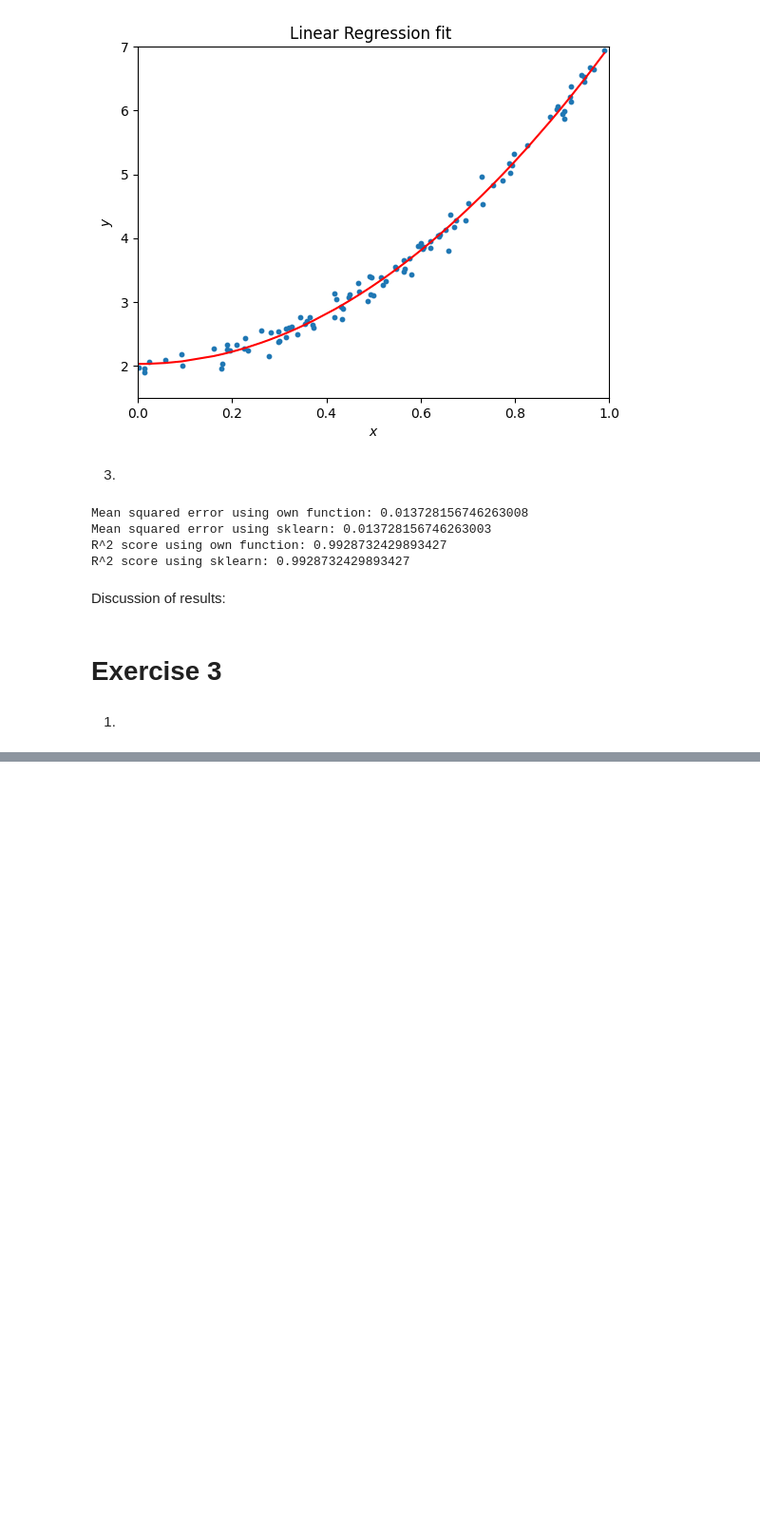
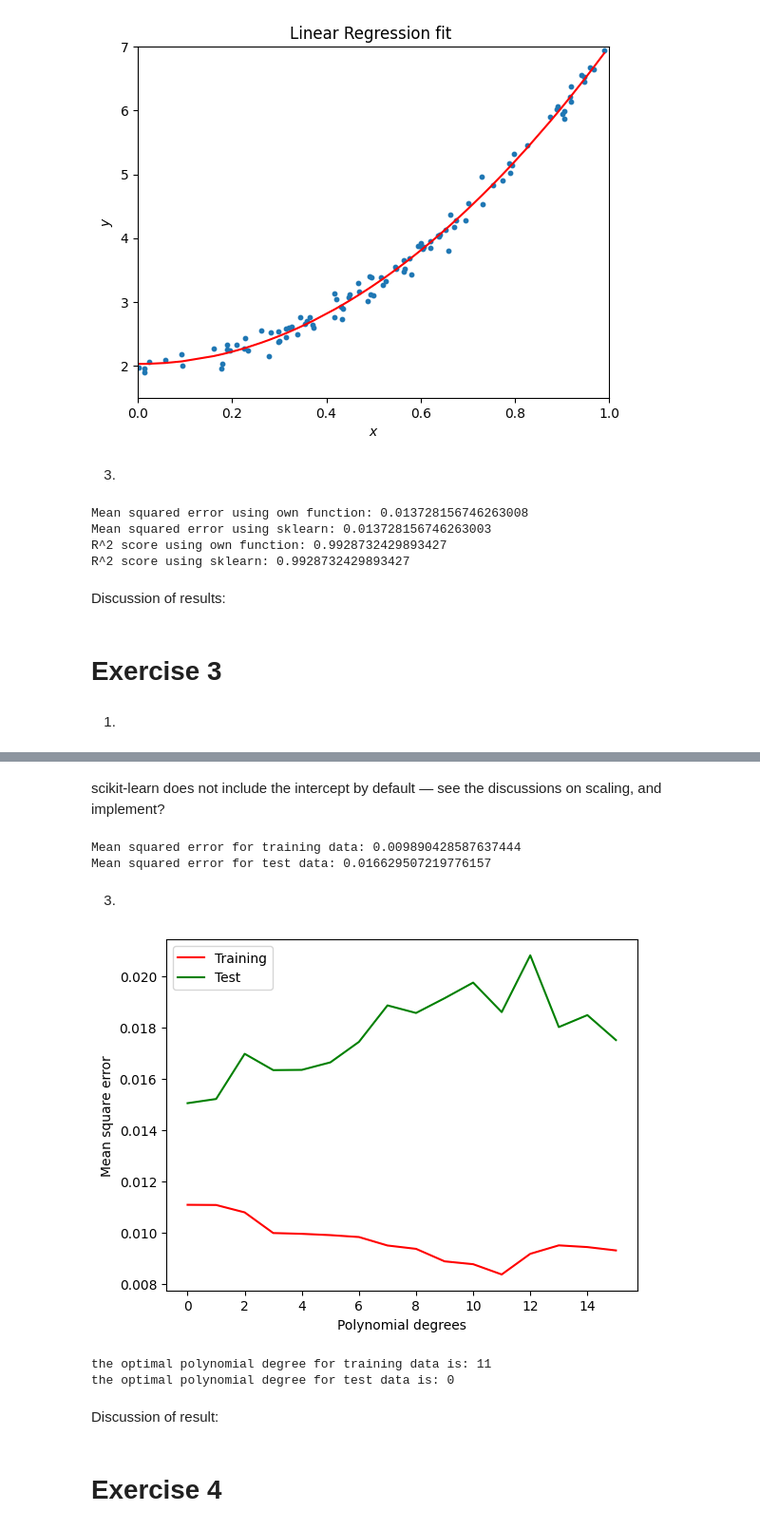
Before and after one commit to viktokr/FYS_STK4155-ukesoppgaver, a Jupyter notebook: VIK_ukesoppgaver35.ipynb, the cells around one changed output, grey strips where cells are left out. Shown at 95% size. Cells and saved outputs as stored; diff of their text form; code cells hidden in the pictures; blank space fills up the shorter version.

```diff
--- a/VIK_ukesoppgaver35.ipynb
+++ b/VIK_ukesoppgaver35.ipynb
@@ -168,0 +205,68 @@ y = np.exp(-x**2) + 1.5 * np.exp(-(x - 2)**2) + rng.normal(0, 0.1, x.shape)
+# %% [markdown]
+scikit-learn does not include the intercept by default — see the discussions on scaling, and implement?
+# %%
+from sklearn.metrics import mean_squared_error
+
+print("Mean squared error for training data:", mean_squared_error(y3_train, y_tilde_train))
+print("Mean squared error for test data:", mean_squared_error(y3_test, y_tilde_test))
+# %% [output]
+Mean squared error for training data: 0.009890428587637444
+Mean squared error for test data: 0.016629507219776157
+# %% [markdown]
+3.
+# %%
+import numpy as np
+from sklearn.linear_model import LinearRegression
+from sklearn.metrics import mean_squared_error
+
+def model_poly(x,y,degree):
+    n = len(x)
+    X = np.zeros((n,degree+1))
+
+    for j in range(degree+1):
+        X[:,j] = x.flatten()**j
+
+    X_train, X_test, y_train, y_test = train_test_split(X, y, test_size=0.33, random_state=42)
+
+    OLS = LinearRegression()
+    OLS.fit(X_train,y_train)
+
+    y_predict_train = OLS.predict(X_train)
+    y_predict_test = OLS.predict(X_test)
+
+    mse_train = mean_squared_error(y_train, y_predict_train)
+    mse_test = mean_squared_error(y_test, y_predict_test)
+
+    return mse_train, mse_test
+# %%
+import matplotlib.pyplot as plt
+
+degrees = np.arange(0,16)
+mse_train_array = np.zeros(len(degrees))
+mse_test_array = np.zeros(len(degrees))
+
+for i in degrees:
+    mse_train_array[i], mse_test_array[i] = model_poly(x3,y3,i)
+
+plt.plot(degrees, mse_train_array, color="red", label="Training")
+plt.plot(degrees, mse_test_array, color="green", label="Test")
+plt.xlabel("Polynomial degrees")
+plt.ylabel("Mean square error")
+plt.legend()
+plt.show()
+# %% [output]
+[figure, added]
+# %%
+min_index_train = np.where(mse_train_array == min(mse_train_array))
+# can just use the index, as index (0,16) and polynomial degree (0,16)
+print(f'the optimal polynomial degree for training data is:', min_index_train[0][0])
+
+min_index_test = np.where(mse_test_array == min(mse_test_array))
+print(f'the optimal polynomial degree for test data is:',min_index_test[0][0])
+# %% [output]
+the optimal polynomial degree for training data is: 11
+the optimal polynomial degree for test data is: 0
+# %% [markdown]
+Discussion of result:
+# %% [markdown]
+# Exercise 4
```
Also changed, not shown: parts of 3 cells of this notebook.
